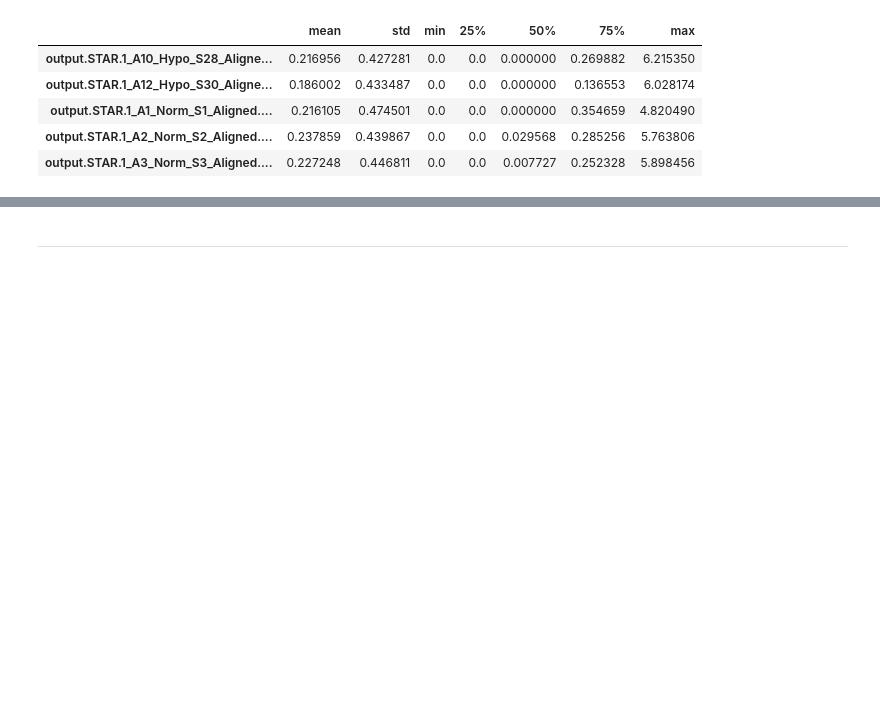
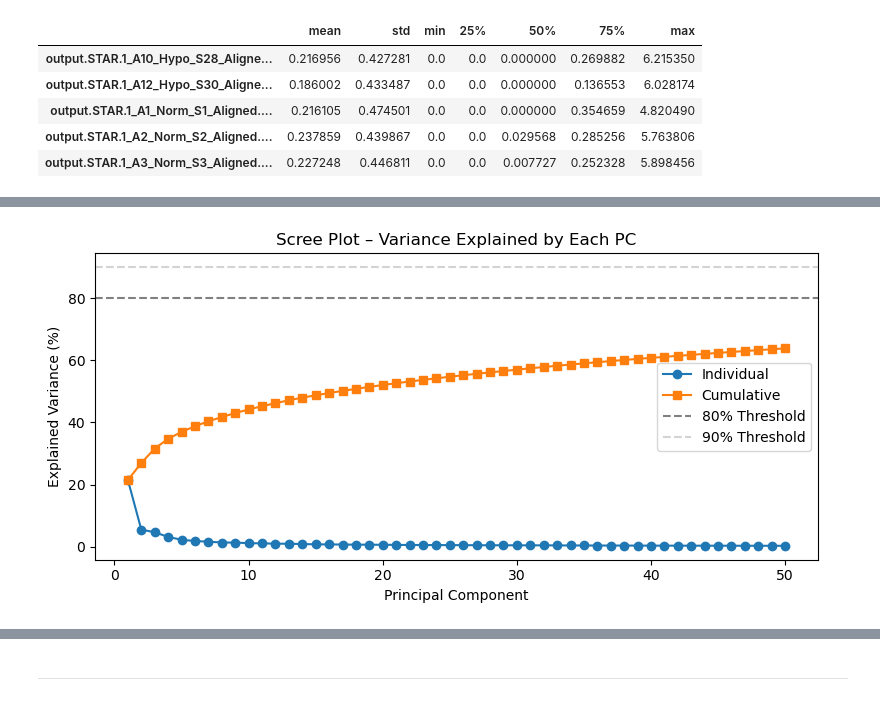
Before and after one commit to katiarusso/breast-cancer-ml-classification, a Jupyter notebook: Notebooks/Main.ipynb, the cells around one changed output, grey strips where cells are left out. Saved outputs shown, nothing was run; the diff lists cells and outputs as text; code cells hidden in the pictures; blank space fills up the shorter version.

```diff
--- a/Notebooks/Main.ipynb
+++ b/Notebooks/Main.ipynb
@@ -1085,0 +1148,17 @@ plt.show()
+# %%
+explained_var_ratio = pca.explained_variance_ratio_
+cumulative_var = np.cumsum(explained_var_ratio)
+
+plt.figure(figsize=(8, 4))
+plt.plot(range(1, n_components + 1), explained_var_ratio * 100, marker='o', label="Individual")
+plt.plot(range(1, n_components + 1), cumulative_var * 100, marker='s', label="Cumulative")
+plt.axhline(80, color='gray', linestyle='--', label="80% Threshold")
+plt.axhline(90, color='lightgray', linestyle='--', label="90% Threshold")
+plt.xlabel("Principal Component")
+plt.ylabel("Explained Variance (%)")
+plt.title("Scree Plot – Variance Explained by Each PC")
+plt.legend()
+plt.tight_layout()
+plt.show()
+# %% [output]
+[figure, added]
```
Also changed, not shown: parts of 15 cells of this notebook.
